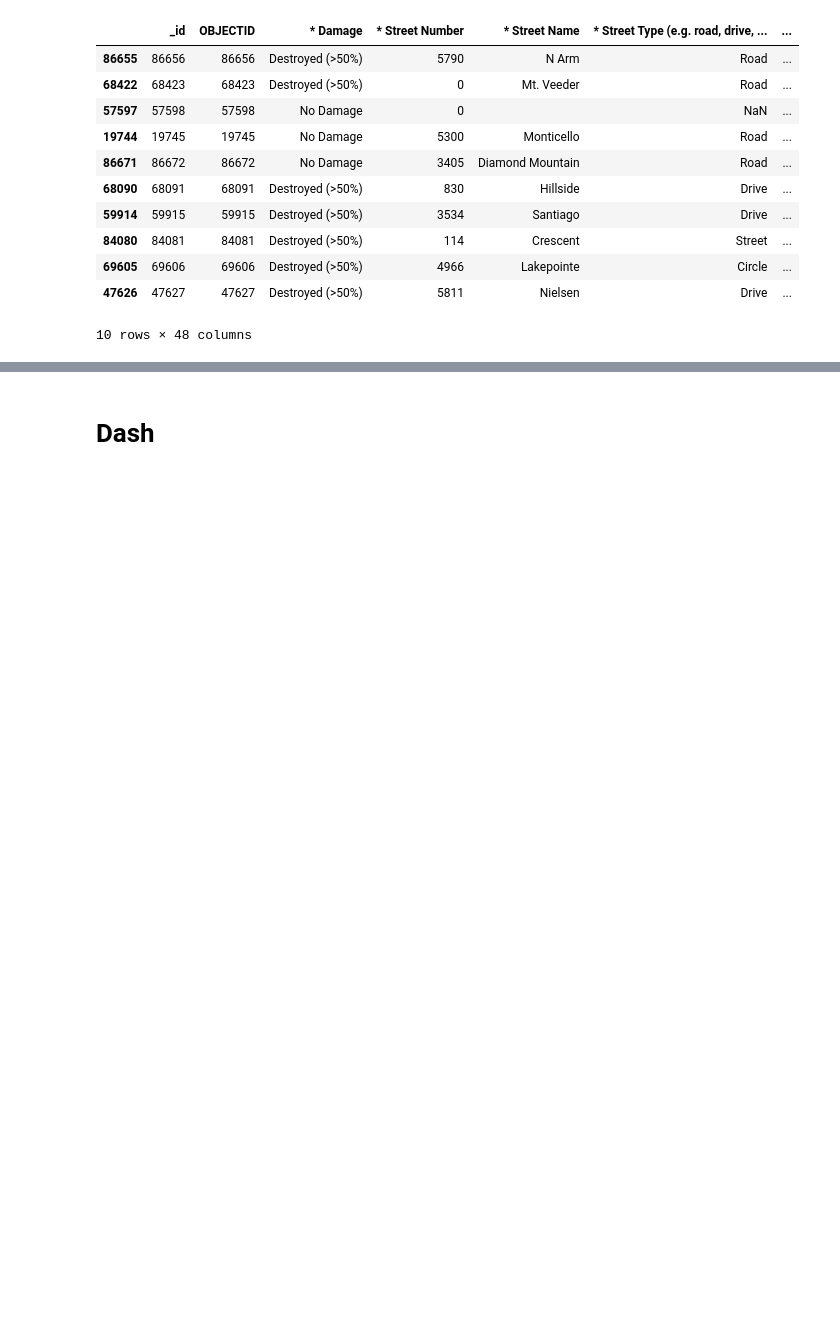
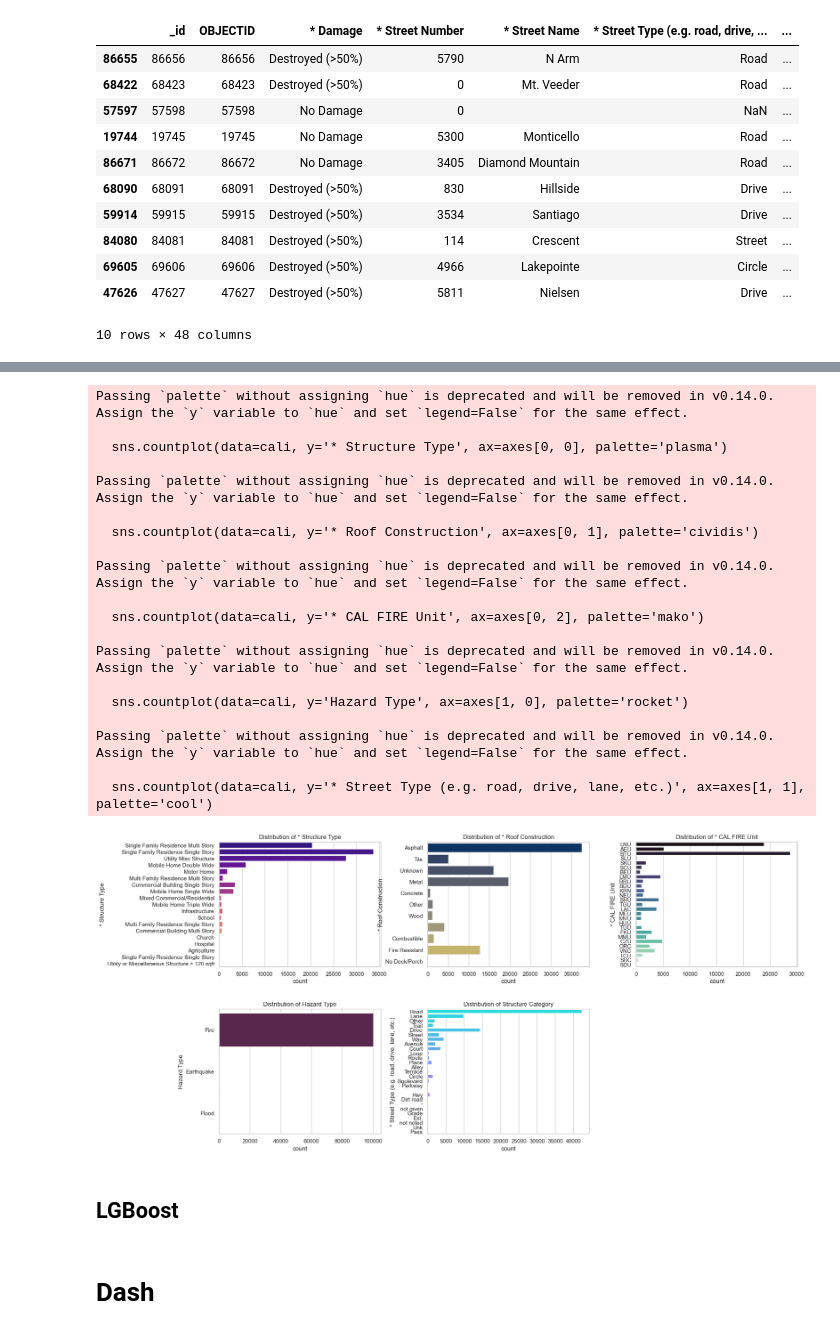
Before and after one commit to Isaacfer49/CaliforniaWildfire, a Jupyter notebook: CaliWildFire.ipynb, the cells around one changed output, grey strips where cells are left out. Cells and saved outputs as stored; diff of their text form; code cells hidden in the pictures; blank space fills up the shorter version.

```diff
--- a/CaliWildFire.ipynb
+++ b/CaliWildFire.ipynb
@@ -201,3 +235,55 @@ cali.describe(include='all')
+# %%
+# Selecting an additional variable for visualization
+fig, axes = plt.subplots(2, 3, figsize=(18, 10))
+fig.tight_layout(pad=5.0)
+
+# Graph 1: * Structure Type
+sns.countplot(data=cali, y='* Structure Type', ax=axes[0, 0], palette='plasma')
+axes[0, 0].set_title('Distribution of * Structure Type')
+
+# Graph 2: * Roof Construction
+sns.countplot(data=cali, y='* Roof Construction', ax=axes[0, 1], palette='cividis')
+axes[0, 1].set_title('Distribution of * Roof Construction')
+
+# Graph 3: * CAL FIRE Unit
+sns.countplot(data=cali, y='* CAL FIRE Unit', ax=axes[0, 2], palette='mako')
+axes[0, 2].set_title('Distribution of * CAL FIRE Unit')
+
+# Graph 4: Hazard Type
+sns.countplot(data=cali, y='Hazard Type', ax=axes[1, 0], palette='rocket')
+axes[1, 0].set_title('Distribution of Hazard Type')
+
+
+sns.countplot(data=cali, y='* Street Type (e.g. road, drive, lane, etc.)', ax=axes[1, 1], palette='cool')
+axes[1, 1].set_title('Distribution of Structure Category')
+
+# Remove extra empty plot
+fig.delaxes(axes[1, 2])
+
+plt.show()
+# %% [output]
+Passing `palette` without assigning `hue` is deprecated and will be removed in v0.14.0. Assign the `y` variable to `hue` and set `legend=False` for the same effect.
+
+  sns.countplot(data=cali, y='* Structure Type', ax=axes[0, 0], palette='plasma')
+
+Passing `palette` without assigning `hue` is deprecated and will be removed in v0.14.0. Assign the `y` variable to `hue` and set `legend=False` for the same effect.
+
+  sns.countplot(data=cali, y='* Roof Construction', ax=axes[0, 1], palette='cividis')
+
+Passing `palette` without assigning `hue` is deprecated and will be removed in v0.14.0. Assign the `y` variable to `hue` and set `legend=False` for the same effect.
+
+  sns.countplot(data=cali, y='* CAL FIRE Unit', ax=axes[0, 2], palette='mako')
+
+Passing `palette` without assigning `hue` is deprecated and will be removed in v0.14.0. Assign the `y` variable to `hue` and set `legend=False` for the same effect.
+
+  sns.countplot(data=cali, y='Hazard Type', ax=axes[1, 0], palette='rocket')
+
+Passing `palette` without assigning `hue` is deprecated and will be removed in v0.14.0. Assign the `y` variable to `hue` and set `legend=False` for the same effect.
+
+  sns.countplot(data=cali, y='* Street Type (e.g. road, drive, lane, etc.)', ax=axes[1, 1], palette='cool')
+[figure, added]
+# %% [markdown]
+## LGBoost
 # %%
 
 # Split data into features and target
```
Also changed, not shown: parts of 5 cells of this notebook, 1 other file.
